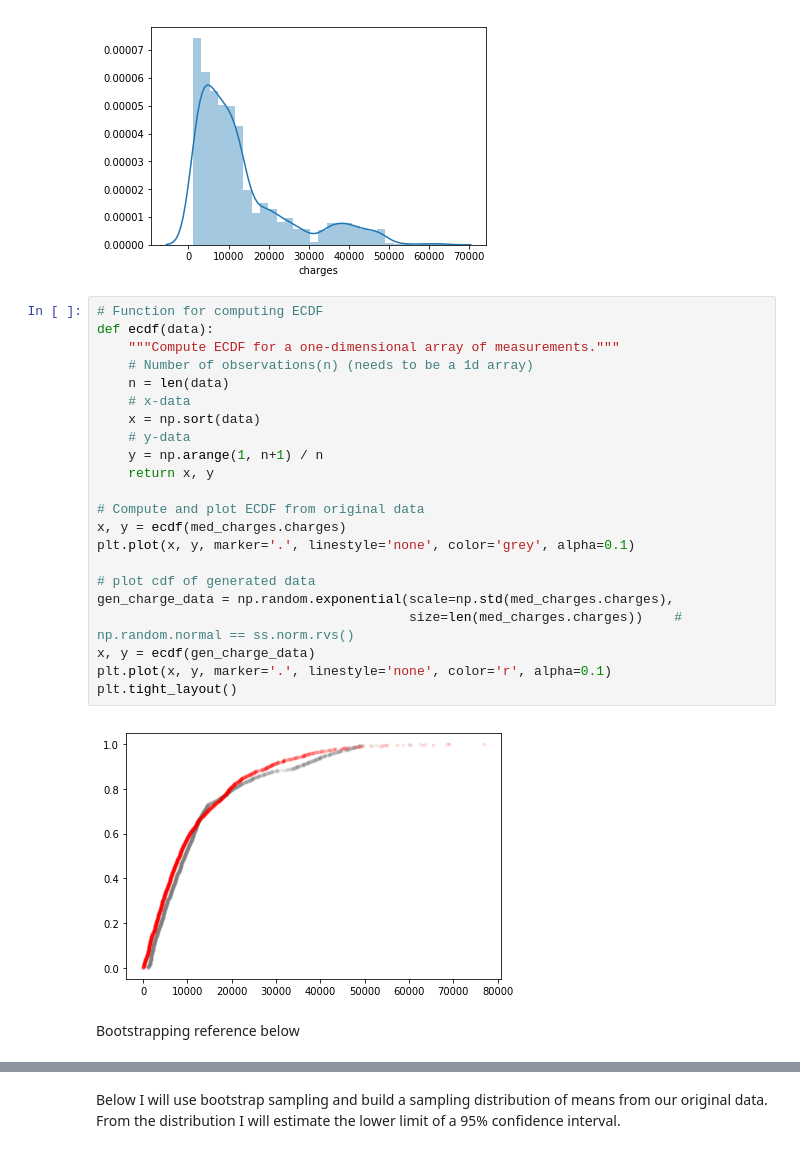
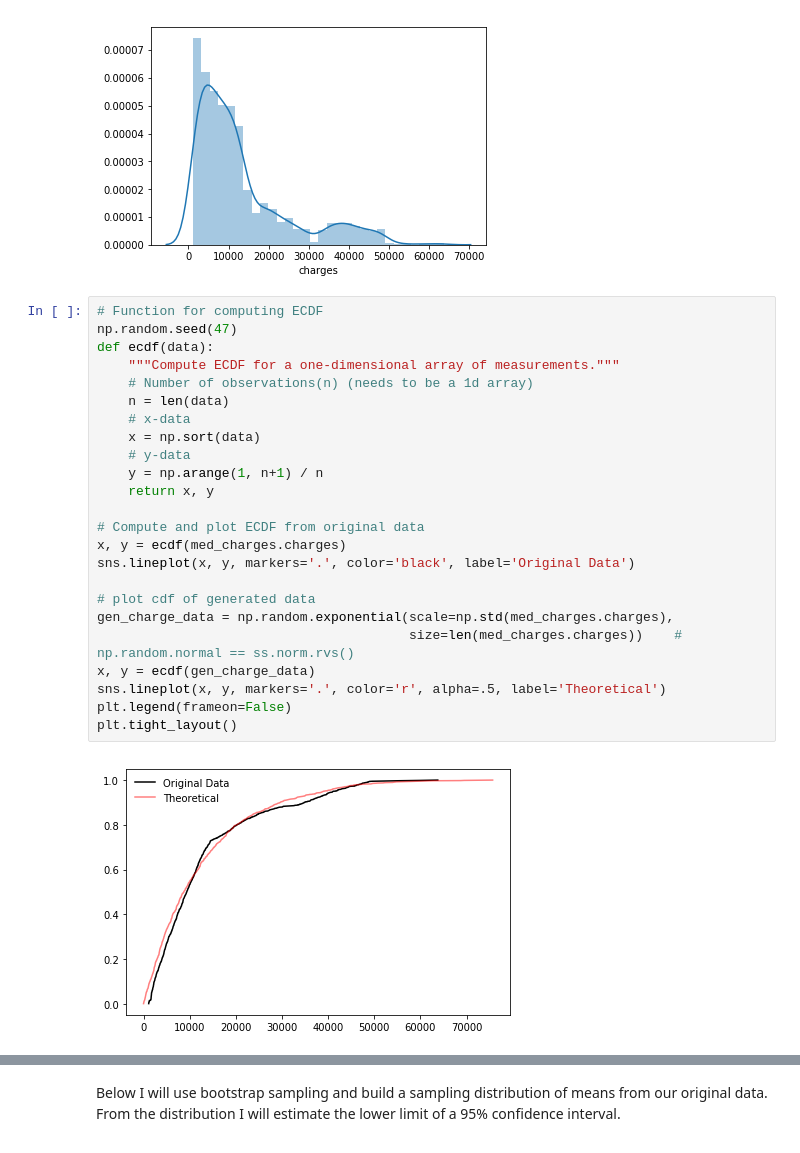
Before and after one commit to Emtman7/Springboard, a Jupyter notebook: inferential_statistics_bootstrapping.ipynb, the cells around one changed output, grey strips where cells are left out. Cells and saved outputs as stored; diff of their text form.

```diff
--- a/inferential_statistics_bootstrapping.ipynb
+++ b/inferential_statistics_bootstrapping.ipynb
@@ -22,28 +22,28 @@ sns.distplot(med_charges.charges)
 [figure]
 # %%
 # Function for computing ECDF
+np.random.seed(47)
 def ecdf(data):
     """Compute ECDF for a one-dimensional array of measurements."""
     # Number of observations(n) (needs to be a 1d array)
     n = len(data)
     # x-data
     x = np.sort(data)
     # y-data
     y = np.arange(1, n+1) / n
     return x, y
 
 # Compute and plot ECDF from original data
 x, y = ecdf(med_charges.charges)
-plt.plot(x, y, marker='.', linestyle='none', color='grey', alpha=0.1)
+sns.lineplot(x, y, markers='.', color='black', label='Original Data')
 
 # plot cdf of generated data
 gen_charge_data = np.random.exponential(scale=np.std(med_charges.charges),
                                         size=len(med_charges.charges))    # np.random.normal == ss.norm.rvs()
 x, y = ecdf(gen_charge_data)
-plt.plot(x, y, marker='.', linestyle='none', color='r', alpha=0.1)
+sns.lineplot(x, y, markers='.', color='r', alpha=.5, label='Theoretical')
+plt.legend(frameon=False)
 plt.tight_layout()
 # %% [output]
-[figure, old version]
+[figure, new version]
-# %% [markdown]
-Bootstrapping reference below
 # %%
```
Also changed, not shown: parts of 12 cells of this notebook.
